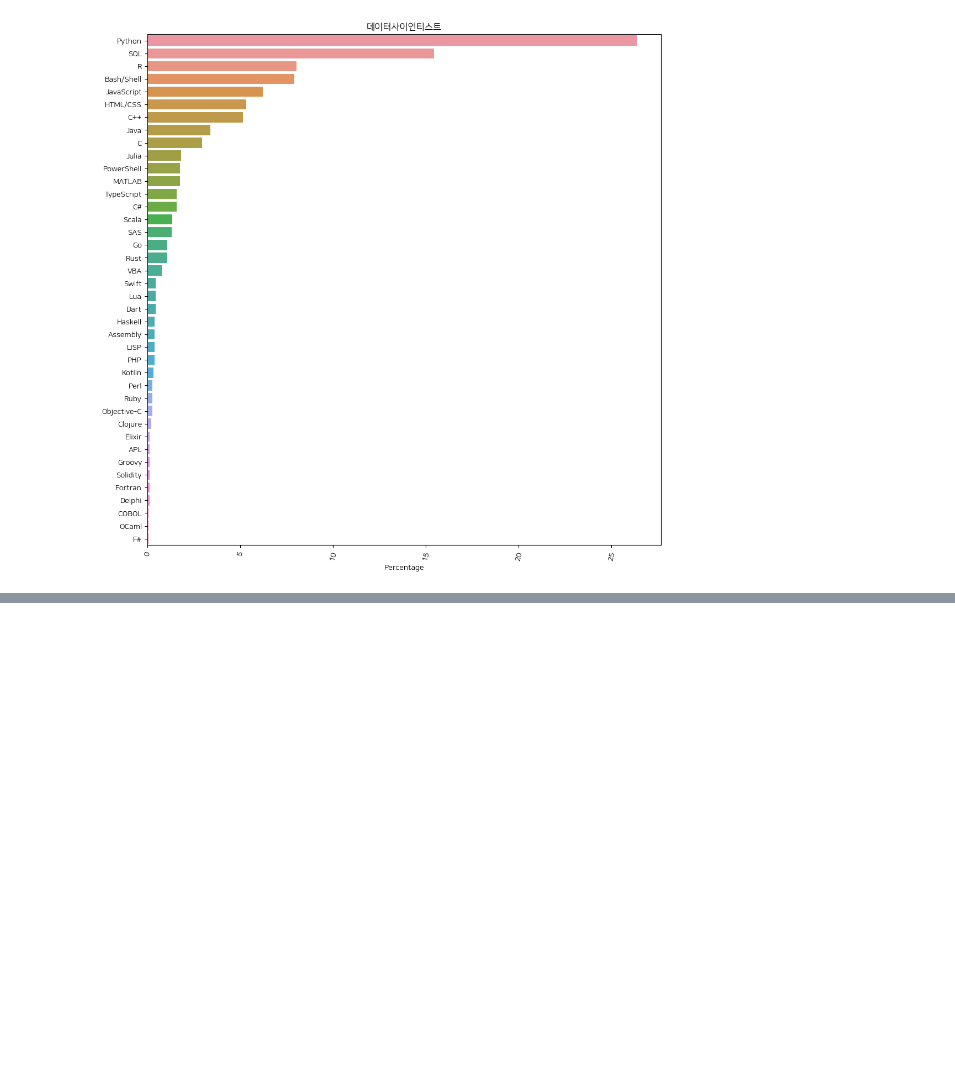
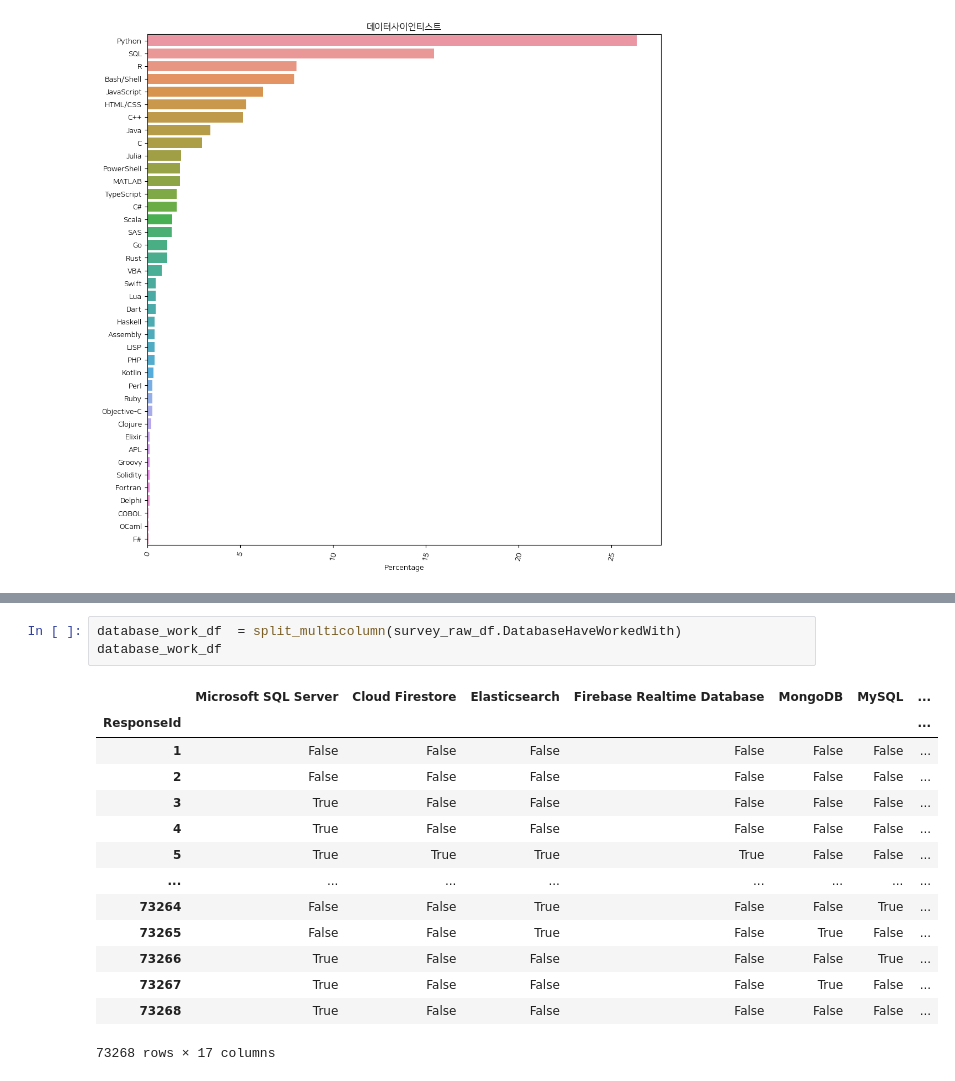
Before and after one commit to malcano/Data_Engineering_20, a Jupyter notebook: python/20python.ipynb, the cells around one changed output, grey strips where cells are left out. Drawn from its saved outputs; the diff is of its cells as text; blank space fills up the shorter version.

```diff
--- a/python/20python.ipynb
+++ b/python/20python.ipynb
@@ -324,0 +383,18 @@ Name: DevType, Length: 73268, dtype: object>
+# %%
+database_work_df  = split_multicolumn(survey_raw_df.DatabaseHaveWorkedWith)
+database_work_df
+# %% [output]
+|  | Microsoft SQL Server | Cloud Firestore | Elasticsearch | Firebase Realtime Database | MongoDB | MySQL | ... |
+| ResponseId |  |  |  |  |  |  | ... |
+| 1 | False | False | False | False | False | False | ... |
+| 2 | False | False | False | False | False | False | ... |
+| 3 | True | False | False | False | False | False | ... |
+| 4 | True | False | False | False | False | False | ... |
+| 5 | True | True | True | True | False | False | ... |
+| ... | ... | ... | ... | ... | ... | ... | ... |
+| 73264 | False | False | True | False | False | True | ... |
+| 73265 | False | False | True | False | True | False | ... |
+| 73266 | True | False | False | False | False | True | ... |
+| 73267 | True | False | False | False | True | False | ... |
+| 73268 | True | False | False | False | False | False | ... |
+73268 rows × 17 columns
```
Also changed, not shown: parts of 7 cells of this notebook.
